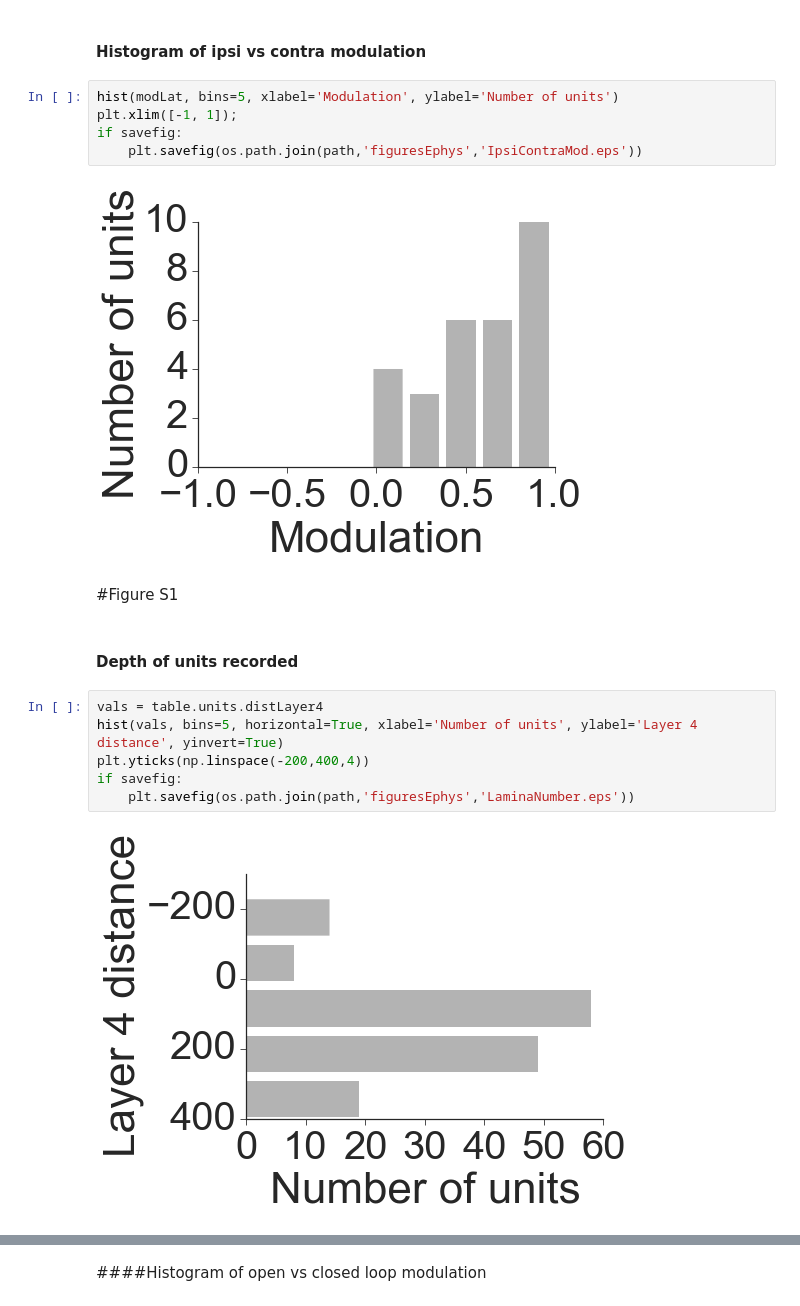
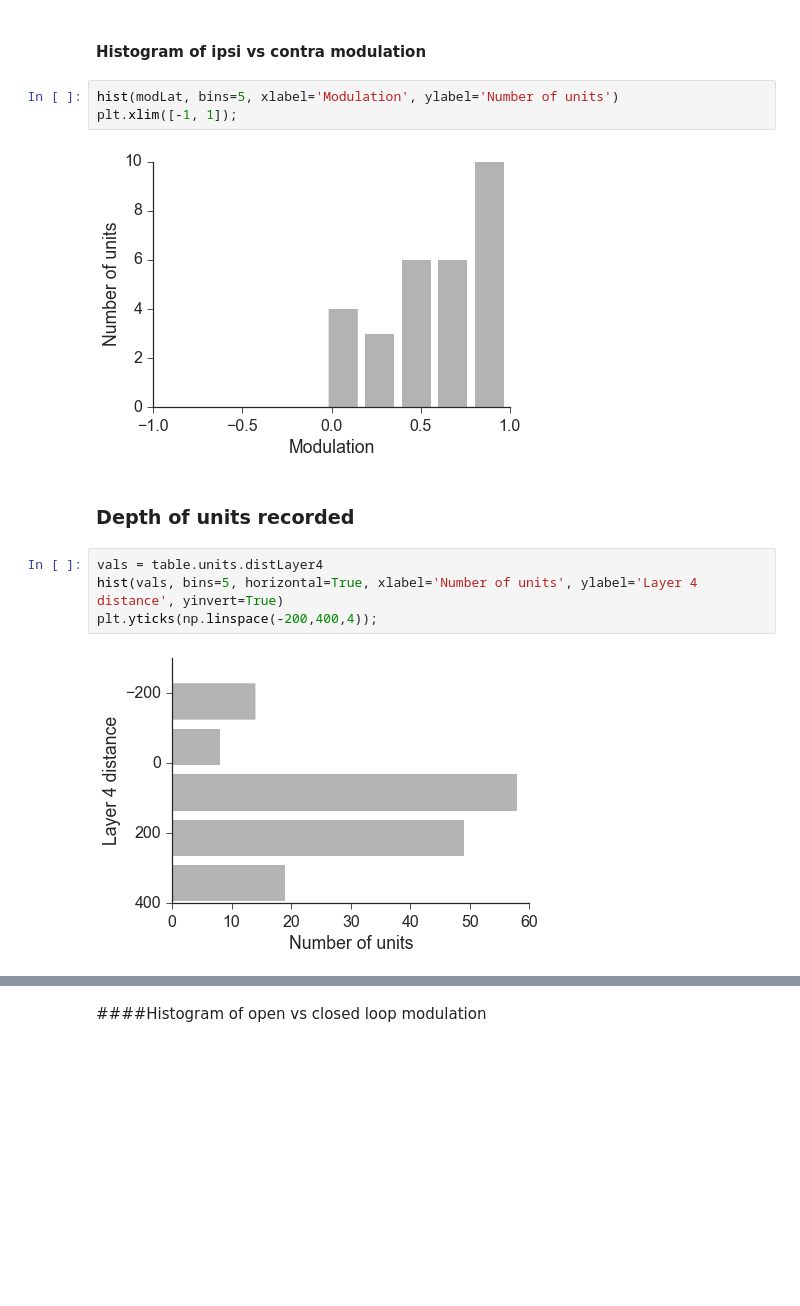
Before and after one commit to sofroniewn/tactile-coding, a Jupyter notebook: ephysTable.ipynb, the cells around one changed output, grey strips where cells are left out. Saved outputs shown, nothing was run; the diff lists cells and outputs as text; blank space fills up the shorter version.

Commit message:
Cleanup and change path

```diff
--- a/ephysTable.ipynb
+++ b/ephysTable.ipynb
@@ -600,19 +514,13 @@ if savefig:
 # %%
 hist(modLat, bins=5, xlabel='Modulation', ylabel='Number of units')
 plt.xlim([-1, 1]);
-if savefig:
-    plt.savefig(os.path.join(path,'figuresEphys','IpsiContraMod.eps'))
 # %% [output]
-[figure, old version]
+[figure, new version]
-# %% [markdown]
-#Figure S1
 # %% [markdown]
-#### Depth of units recorded
+### Depth of units recorded
 # %%
 vals = table.units.distLayer4
 hist(vals, bins=5, horizontal=True, xlabel='Number of units', ylabel='Layer 4 distance', yinvert=True)
-plt.yticks(np.linspace(-200,400,4))
-if savefig:
-    plt.savefig(os.path.join(path,'figuresEphys','LaminaNumber.eps'))
+plt.yticks(np.linspace(-200,400,4));
 # %% [output]
-[figure, old version]
+[figure, new version]
```
Also changed, not shown: parts of 46 cells of this notebook.
